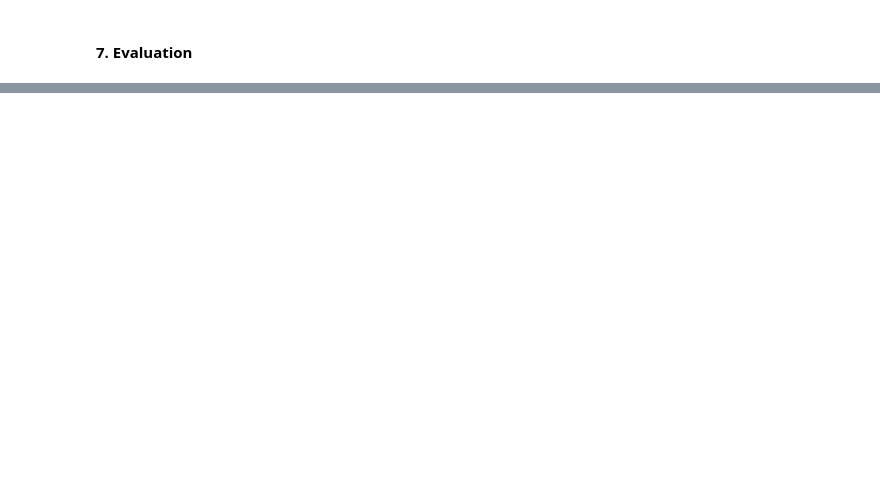
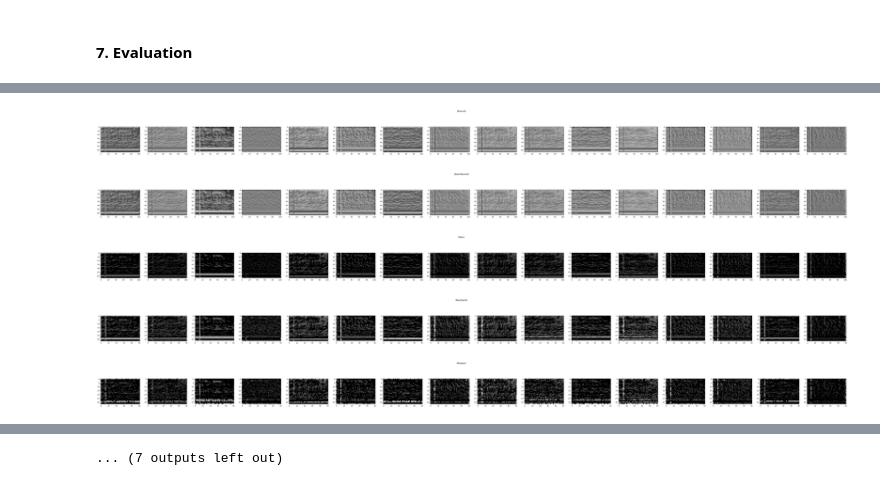
Before and after one commit to thmaz/audiocommand, a Jupyter notebook: audiocommand.ipynb, the cells around one changed output, grey strips where cells are left out. Cells and saved outputs as stored; diff of their text form; code cells hidden in the pictures; blank space fills up the shorter version.

```diff
--- a/audiocommand.ipynb
+++ b/audiocommand.ipynb
@@ -354,3 +393,12 @@ epoch: 29       train loss: 0.4900      val loss: 0.6246
 #### 7. Evaluation
 # %%
 class_mapping = ['down', 'go', 'up', 'yes', 'stop', 'left', 'no', 'right']
+# %%
+features = {} #dictionary that will store results!
+
+def get_features(name):
+    def hook(model, input, output):
+        features[name] = output.detach()
+    return hook
+
+hook_handles = []
@@ -356,0 +431,19 @@ class_mapping = ['down', 'go', 'up', 'yes', 'stop', 'left', 'no', 'right']
+# %%
+for name in features.keys():
+    tensor = features[name].squeeze()
+    if len(tensor.shape) > 1:
+        fig, axes = plt.subplots(1, tensor.shape[0], figsize=(tensor.shape[0]*5, 5))
+        axes = axes.flatten()
+        fig.suptitle(name)
+        for ax, conv_val in zip(axes, tensor):
+            ax.imshow(conv_val.cpu().detach(), cmap='gray')
+    else:
+        plt.figure(figsize=(30, 5))
+        plt.title(name)
+        plt.imshow(tensor[None, :].cpu().detach(), cmap='gray')
+# %% [output]
+[figure, added]
+[figure, added]
+[figure, added]
+[figure, added]
+[figure, added]
@@ -356,0 +457 @@ class_mapping = ['down', 'go', 'up', 'yes', 'stop', 'left', 'no', 'right']
+... (7 outputs left out)
```
Also changed, not shown: parts of 9 cells of this notebook.
